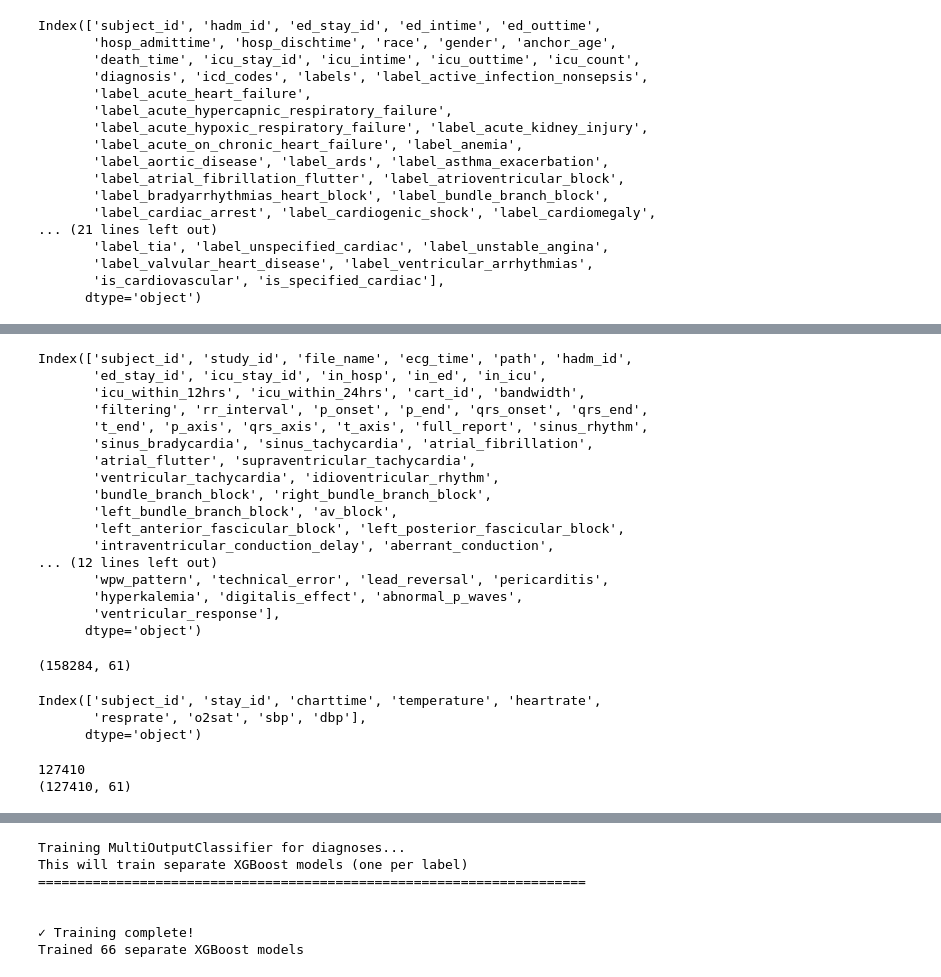
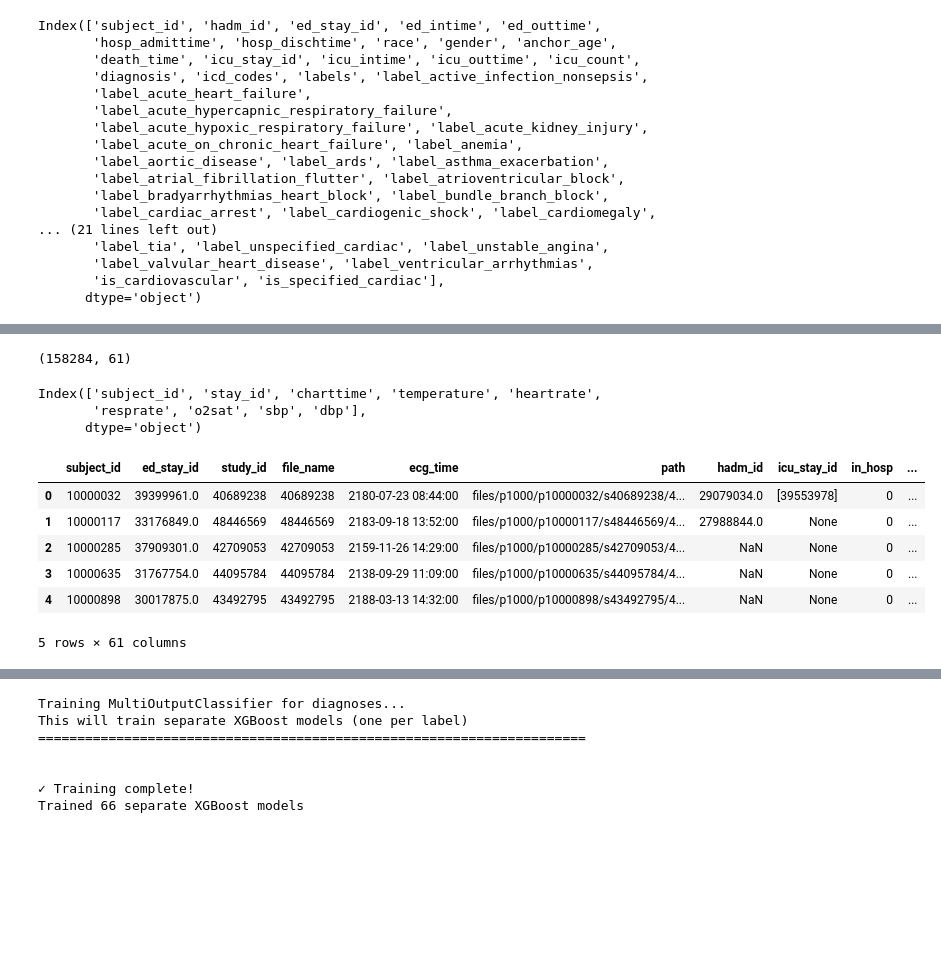
Before and after one commit to brandonng2/CardioTwin, a Jupyter notebook: notebooks/xgboost_baseline.ipynb, the cells around one changed output, grey strips where cells are left out. Saved outputs shown, nothing was run; the diff lists cells and outputs as text; code cells hidden in the pictures; blank space fills up the shorter version.

```diff
--- a/notebooks/xgboost_baseline.ipynb
+++ b/notebooks/xgboost_baseline.ipynb
@@ -15,4 +22,6 @@ sys.path.insert(0, str(SRC_PATH))
 # %%
+from models.xgboost_baseline import load_data_files
+
 # Get repo root relative to the current notebook
 repo_root = os.path.abspath(os.path.join(os.getcwd(), ".."))
 
@@ -23,3 +32,6 @@ with open(config_path, "r") as f:
 
 # Set input and output directories
 in_dir = os.path.join(repo_root, config["paths"]["in_dir"])
+
+
+ed_vitals, clinical_encounters, ecg_records = load_data_files(in_dir, config)
@@ -132,40 +96,10 @@ ed_ecg_data.head(5)
-# %%
-ed_ecg_data.columns
-# %% [output]
-Index(['subject_id', 'study_id', 'file_name', 'ecg_time', 'path', 'hadm_id',
-       'ed_stay_id', 'icu_stay_id', 'in_hosp', 'in_ed', 'in_icu',
-       'icu_within_12hrs', 'icu_within_24hrs', 'cart_id', 'bandwidth',
-       'filtering', 'rr_interval', 'p_onset', 'p_end', 'qrs_onset', 'qrs_end',
-       't_end', 'p_axis', 'qrs_axis', 't_axis', 'full_report', 'sinus_rhythm',
-       'sinus_bradycardia', 'sinus_tachycardia', 'atrial_fibrillation',
-       'atrial_flutter', 'supraventricular_tachycardia',
-       'ventricular_tachycardia', 'idioventricular_rhythm',
-       'bundle_branch_block', 'right_bundle_branch_block',
-       'left_bundle_branch_block', 'av_block',
-       'left_anterior_fascicular_block', 'left_posterior_fascicular_block',
-       'intraventricular_conduction_delay', 'aberrant_conduction',
-... (12 lines left out)
-       'wpw_pattern', 'technical_error', 'lead_reversal', 'pericarditis',
-       'hyperkalemia', 'digitalis_effect', 'abnormal_p_waves',
-       'ventricular_response'],
-      dtype='object')
 # %%
-machine_report_cols = ed_ecg_data.columns[26:]
+from models.xgboost_baseline import filter_ed_ecg_records
 
-# convert to numeric safely (non-numeric -> NaN -> 0)
-numeric_labels = ed_ecg_data[machine_report_cols].apply(pd.to_numeric, errors="coerce").fillna(0)
-
-# compute sums
-col_sums = numeric_labels.sum()
-
-# drop columns whose sum == 0
-cols_to_drop = col_sums[col_sums == 0].index.tolist()
-
-cleaned_ecg_data = ed_ecg_data.drop(columns=cols_to_drop)
+ed_ecg_records = filter_ed_ecg_records(ecg_records)
+ed_ecg_records.shape
+# %% [output]
+(158284, 61)
-# %%
-cleaned_ecg_data.shape
-# %% [output]
-(158284, 61)
 # %%
 ed_vitals.columns
 # %% [output]
@@ -173,31 +107,16 @@ Index(['subject_id', 'stay_id', 'charttime', 'temperature', 'heartrate',
        'resprate', 'o2sat', 'sbp', 'dbp'],
       dtype='object')
 # %%
-# earliest_ecgs
-# 'subject_id', 'study_id', 'file_name', 'ecg_time', 'path', 'hadm_id',
-#        'ed_stay_id', 'icu_stay_id', 'in_hosp', 'in_ed', 'in_icu',
-#        'icu_within_12hrs', 'icu_within_24hrs', 'cart_id', 'bandwidth',
-#        'filtering', 'rr_interval', 'p_onset', 'p_end', 'qrs_onset', 'qrs_end',
-#        't_end', 'p_axis', 'qrs_axis', 't_axis', 'full_report', 'sinus_rhythm'
+from models.xgboost_baseline import get_earliest_ecg_per_stay
 
-# clinical_encounters
-# 'subject_id', 'hadm_id', 'ed_stay_id', 'ed_intime', 'ed_outtime',
-#        'hosp_admittime', 'hosp_dischtime', 'race', 'gender', 'anchor_age',
-#        'death_time', 'icu_stay_id', 'icu_intime', 'icu_outtime', 'icu_count',
-#        'diagnosis', 'icd_codes', 'labels', 'label_active_infection_nonsepsis',
-#        'label_acute_heart_failure',
+earliest_ecgs = get_earliest_ecg_per_stay(ed_ecg_records)
 
-# ed_vitals
-# 'subject_id', 'stay_id', 'charttime', 'temperature', 'heartrate',
-#        'resprate', 'o2sat', 'sbp', 'dbp'
-
-print(cleaned_ecg_data['ed_stay_id'].nunique())
-
-earliest_ecgs = (cleaned_ecg_data
-                 .sort_values('ecg_time')
-                 .drop_duplicates(subset='ed_stay_id', keep='first'))
-
-print(earliest_ecgs.shape)
+earliest_ecgs.head(5)
 # %% [output]
+|  | subject_id | ed_stay_id | study_id | file_name | ecg_time | path | hadm_id | icu_stay_id | in_hosp | ... |
+| 0 | 10000032 | 39399961.0 | 40689238 | 40689238 | 2180-07-23 08:44:00 | files/p1000/p10000032/s40689238/4... | 29079034.0 | [39553978] | 0 | ... |
+| 1 | 10000117 | 33176849.0 | 48446569 | 48446569 | 2183-09-18 13:52:00 | files/p1000/p10000117/s48446569/4... | 27988844.0 | None | 0 | ... |
+| 2 | 10000285 | 37909301.0 | 42709053 | 42709053 | 2159-11-26 14:29:00 | files/p1000/p10000285/s42709053/4... | NaN | None | 0 | ... |
+| 3 | 10000635 | 31767754.0 | 44095784 | 44095784 | 2138-09-29 11:09:00 | files/p1000/p10000635/s44095784/4... | NaN | None | 0 | ... |
+| 4 | 10000898 | 30017875.0 | 43492795 | 43492795 | 2188-03-13 14:32:00 | files/p1000/p10000898/s43492795/4... | NaN | None | 0 | ... |
-127410
-(127410, 61)
+5 rows × 61 columns
```
Also changed, not shown: parts of 37 cells of this notebook, 4 other files.
